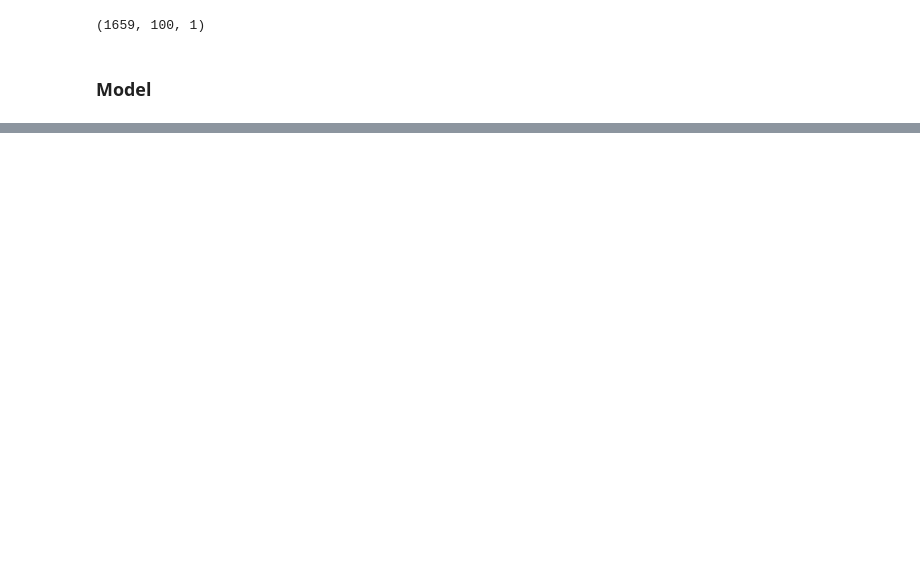
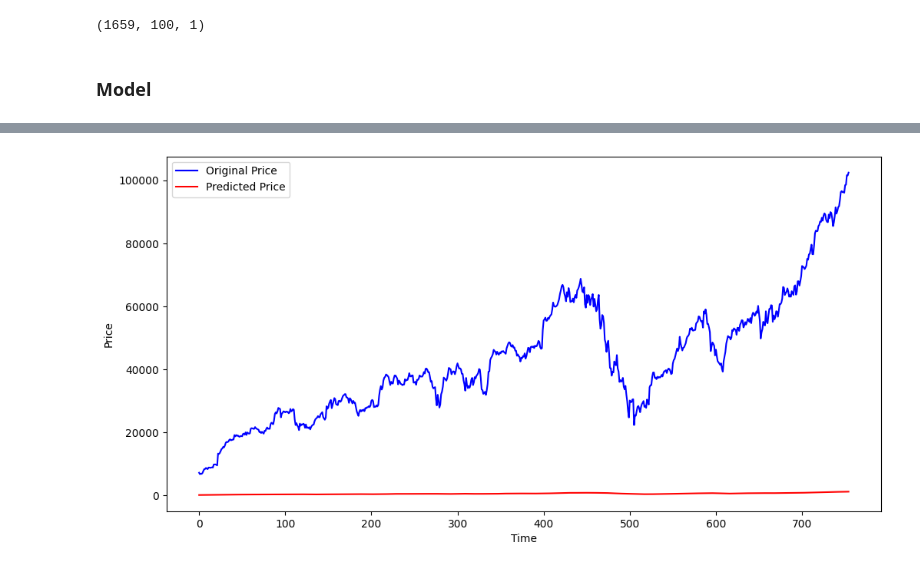
Before and after one commit to Aakashkhanal/stock_price_prediction, a Jupyter notebook: main.ipynb, the cells around one changed output, grey strips where cells are left out. Saved outputs shown, nothing was run; the diff lists cells and outputs as text; code cells hidden in the pictures; blank space fills up the shorter version.

Commit message:
need to fix the flat line of predicted price

```diff
--- a/main.ipynb
+++ b/main.ipynb
@@ -249,0 +370,11 @@ Proceed (Y/n)? ^C
+# %%
+x_test = []
+y_test = []
+
+for i in range(100, input_data.shape[0]):
+    x_test.append(input_data[i-100:i])
+    y_test.append(input_data[i, 0])
+# %%
+x_test, y_test = np.array(x_test) , np.array(y_test)
+print(x_test.shape)
+print(y_test.shape)
@@ -249,0 +384,3 @@ Proceed (Y/n)? ^C
+# %%
+# Making predictions
+y_predicted = model.predict(x_test)
@@ -249,0 +437,4 @@ Proceed (Y/n)? ^C
+# %%
+scale_factor = 1/0.02137322
+y_predicted = y_predicted * scale_factor
+y_test  = y_test * scale_factor
@@ -249,0 +461,10 @@ Proceed (Y/n)? ^C
+# %%
+plt.figure(figsize=(12,6))
+plt.plot(y_test, 'b', label = 'Original Price')
+plt.plot(y_predicted, 'r', label = 'Predicted Price')
+plt.xlabel('Time')
+plt.ylabel('Price')
+plt.legend()
+plt.show()
+# %% [output]
+[figure, added]
```
Also changed, not shown: parts of 34 cells of this notebook.
